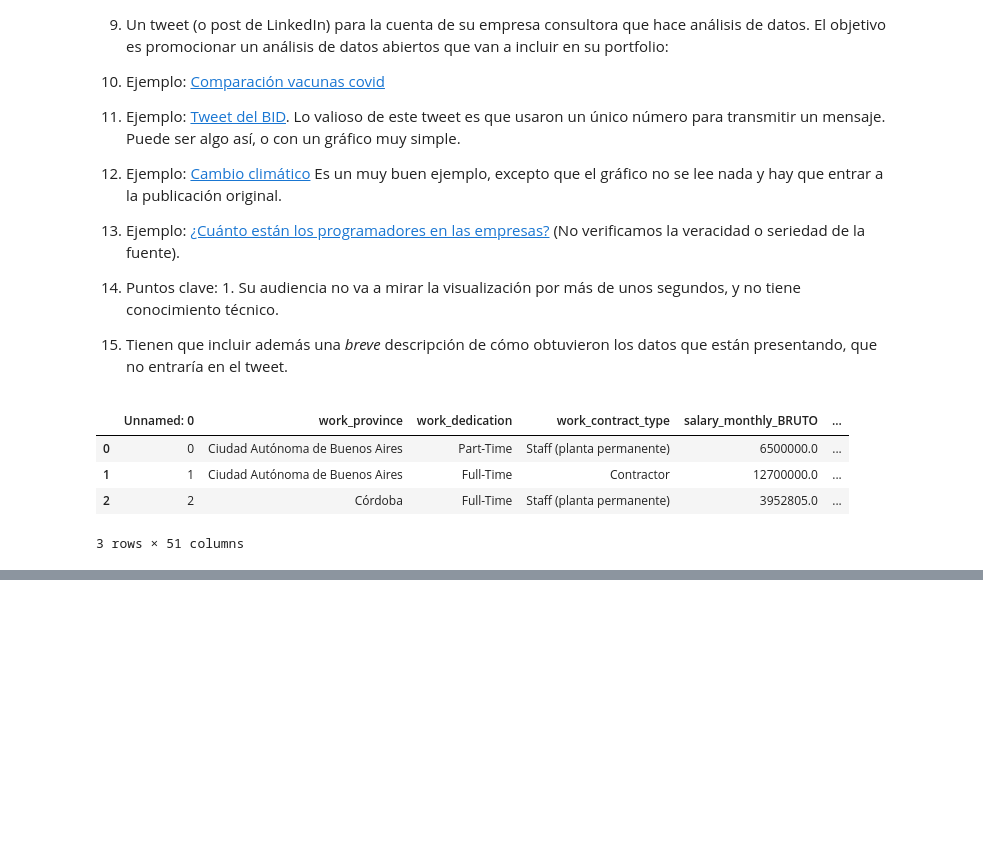
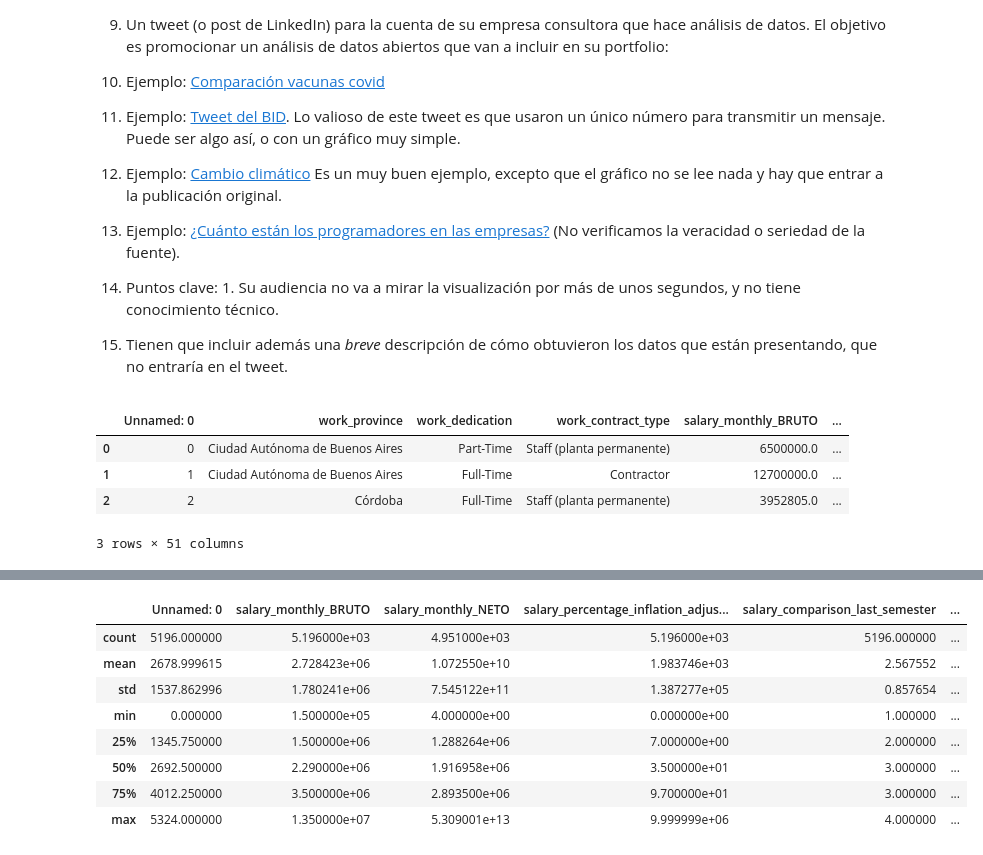
Before and after one commit to sgruyzcki/DiploDatos2026, a Jupyter notebook: Análisis y Visualización de Datos/practico2/Entregable_Parte_2_Sergio.ipynb, the cells around one changed output, grey strips where cells are left out. Saved outputs shown, nothing was run; the diff lists cells and outputs as text; code cells hidden in the pictures; blank space fills up the shorter version.

```diff
--- a/Análisis y Visualización de Datos/practico2/Entregable_Parte_2_Sergio.ipynb
+++ b/Análisis y Visualización de Datos/practico2/Entregable_Parte_2_Sergio.ipynb
@@ -248,6 +250,7 @@ import seaborn as sns
 # %%
 url = 'https://raw.githubusercontent.com/DiploDatos/AnalisisyVisualizacion/refs/heads/master/sysarmy_survey_2025_processed.csv'
 df = pd.read_csv(url)
+df_raw = df.copy()
 
 df[:3]
 # %% [output]
@@ -258,0 +286,12 @@ df[:3]
+# %%
+df_raw.describe()
+# %% [output]
+|  | Unnamed: 0 | salary_monthly_BRUTO | salary_monthly_NETO | salary_percentage_inflation_adjus... | salary_comparison_last_semester | ... |
+| count | 5196.000000 | 5.196000e+03 | 4.951000e+03 | 5.196000e+03 | 5196.000000 | ... |
+| mean | 2678.999615 | 2.728423e+06 | 1.072550e+10 | 1.983746e+03 | 2.567552 | ... |
+| std | 1537.862996 | 1.780241e+06 | 7.545122e+11 | 1.387277e+05 | 0.857654 | ... |
+| min | 0.000000 | 1.500000e+05 | 4.000000e+00 | 0.000000e+00 | 1.000000 | ... |
+| 25% | 1345.750000 | 1.500000e+06 | 1.288264e+06 | 7.000000e+00 | 2.000000 | ... |
+| 50% | 2692.500000 | 2.290000e+06 | 1.916958e+06 | 3.500000e+01 | 3.000000 | ... |
+| 75% | 4012.250000 | 3.500000e+06 | 2.893500e+06 | 9.700000e+01 | 3.000000 | ... |
+| max | 5324.000000 | 1.350000e+07 | 5.309001e+13 | 9.999999e+06 | 4.000000 | ... |
```
Also changed, not shown: parts of 8 cells of this notebook.
